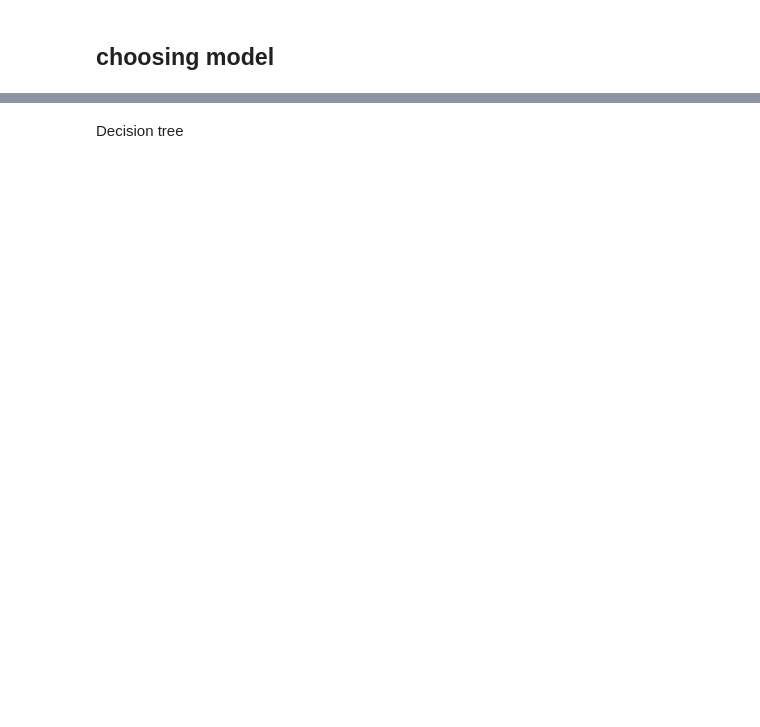
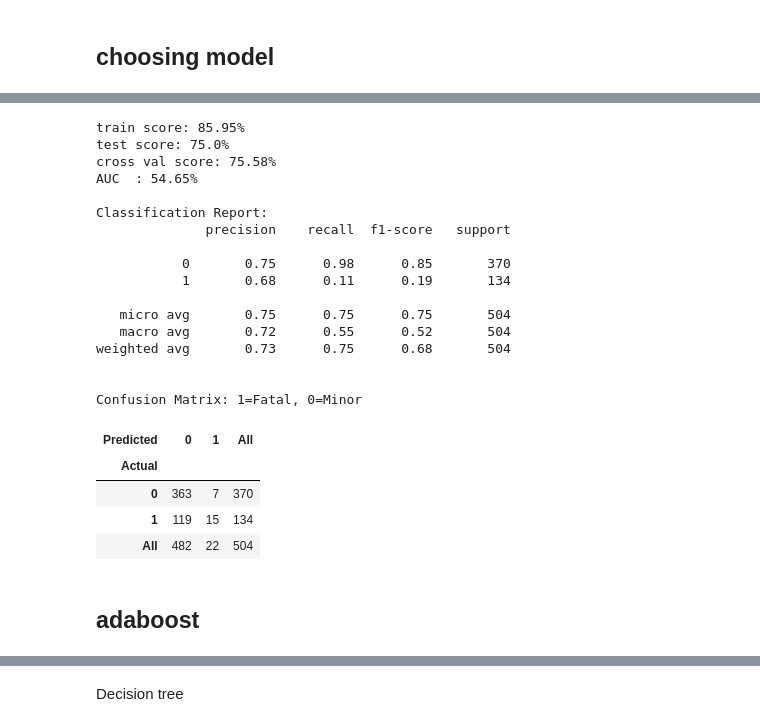
Before and after one commit to janellejolliff/UK-fatal-car-accidents, a Jupyter notebook: mod_5_project.ipynb, the cells around one changed output, grey strips where cells are left out. Saved outputs shown, nothing was run; the diff lists cells and outputs as text; code cells hidden in the pictures; blank space fills up the shorter version.

```diff
--- a/mod_5_project.ipynb
+++ b/mod_5_project.ipynb
@@ -353,0 +414,22 @@ for index, val in enumerate(pipelines):
+# %%
+# grid search params
+param_grid_rf = [
+    {'rf_model__criterion': ['entropy','gini'],
+    'rf_model__n_estimators': [100,150],
+    'rf_model__max_depth': [None],
+    'rf_model__min_samples_split': [0.01,0.001],
+    'rf_model__min_samples_leaf': [0.01,0.001]}
+]
+
+# grid search
+gs_rf = GridSearchCV(estimator=pipe_rf,
+                    param_grid=param_grid_rf,
+                    scoring='accuracy',
+                    cv=4, n_jobs=-1, verbose=1)
+
+# fitting grid search
+gs_rf.fit(X_train, y_train)
+
+# best parameters
+print('best accuracy: {:.4}%'.format(gs_rf.best_score_ * 100))
+print('params:\n', gs_rf.best_params_)
@@ -353,0 +444,39 @@ for index, val in enumerate(pipelines):
+# %%
+# fitting model using best params
+rf_gs_model = RandomForestClassifier(criterion='gini',
+                                 max_depth=None,
+                                 min_samples_leaf=0.001,
+                                 min_samples_split=0.001,
+                                 n_estimators=100)
+rf_gs_model.fit(X_train, y_train)
+
+predictions = rf_gs_model.predict(X_test)
+actuals = y_test
+# %%
+# new model report
+model_report(rf_gs_model)
+# %% [output]
+train score: 85.95%
+test score: 75.0%
+cross val score: 75.58%
+AUC  : 54.65%
+
+Classification Report:
+              precision    recall  f1-score   support
+
+           0       0.75      0.98      0.85       370
+           1       0.68      0.11      0.19       134
+
+   micro avg       0.75      0.75      0.75       504
+   macro avg       0.72      0.55      0.52       504
+weighted avg       0.73      0.75      0.68       504
+
+
+Confusion Matrix: 1=Fatal, 0=Minor
+| Predicted | 0 | 1 | All |
+| Actual |  |  |  |
+| 0 | 363 | 7 | 370 |
+| 1 | 119 | 15 | 134 |
+| All | 482 | 22 | 504 |
+# %% [markdown]
+## adaboost
```
Also changed, not shown: parts of 113 cells of this notebook.
